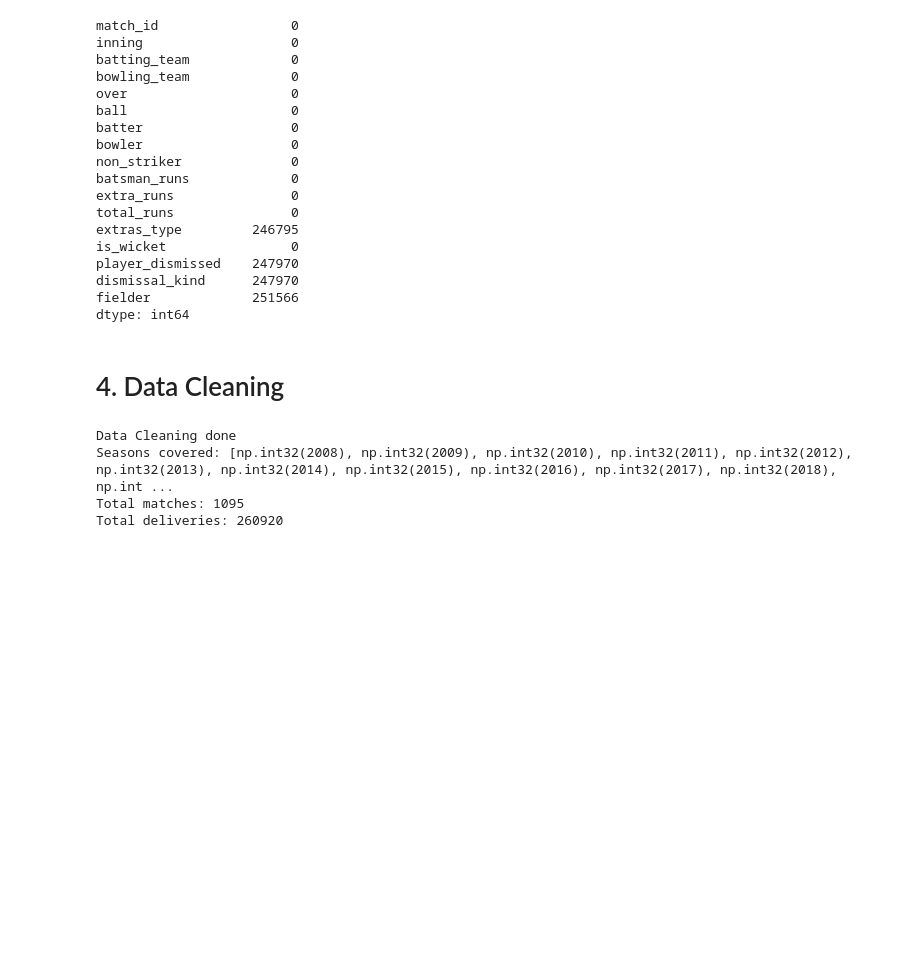
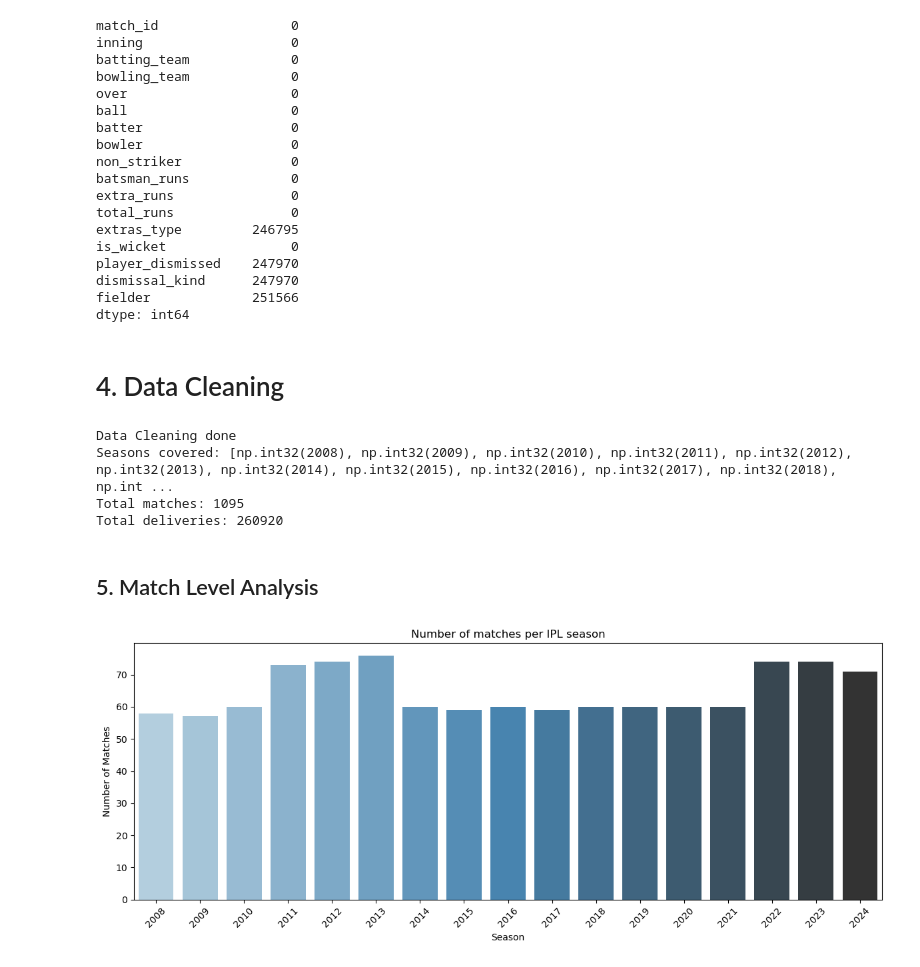
Before and after one commit to SahilInstinct/ipl-cricket-eda, a Jupyter notebook: notebooks/ipl_analysis.ipynb, the cells around one changed output. Cells and saved outputs as stored; diff of their text form; code cells hidden in the pictures; blank space fills up the shorter version.

Commit message:
Match level analysis

```diff
--- a/notebooks/ipl_analysis.ipynb
+++ b/notebooks/ipl_analysis.ipynb
@@ -161,10 +161,10 @@ team_name_map = {
     'Kings XI Punjab': 'Punjab Kings'
 }
 
-for col in ['team1','team2','winner']:
+for col in ['team1','team2','winner','toss_winner']:
     matches[col] = matches[col].replace(team_name_map)
 
-for col in ['batting_team','bowling_team','toss_winner']:
+for col in ['batting_team','bowling_team']:
     deliveries[col] = deliveries[col].replace(team_name_map)
 
 print("Data Cleaning done")
@@ -176,3 +176,19 @@ Data Cleaning done
 Seasons covered: [np.int32(2008), np.int32(2009), np.int32(2010), np.int32(2011), np.int32(2012), np.int32(2013), np.int32(2014), np.int32(2015), np.int32(2016), np.int32(2017), np.int32(2018), np.int ...
 Total matches: 1095
 Total deliveries: 260920
+# %% [markdown]
+## 5. Match Level Analysis
+# %%
+# ------ Matches per season ----
+matches_per_season = matches.groupby('season').size().reset_index(name="matches")
+
+plt.figure(figsize=(12,5))
+sns.barplot(data=matches_per_season, x='season',y='matches',hue='season',palette='Blues_d',legend=False )
+plt.title('Number of matches per IPL season')
+plt.xlabel('Season')
+plt.ylabel('Number of Matches')
+plt.xticks(rotation=45)
+plt.tight_layout()
+plt.show()
+# %% [output]
+[figure, added]
```
Also changed, not shown: parts of 1 cell of this notebook.
